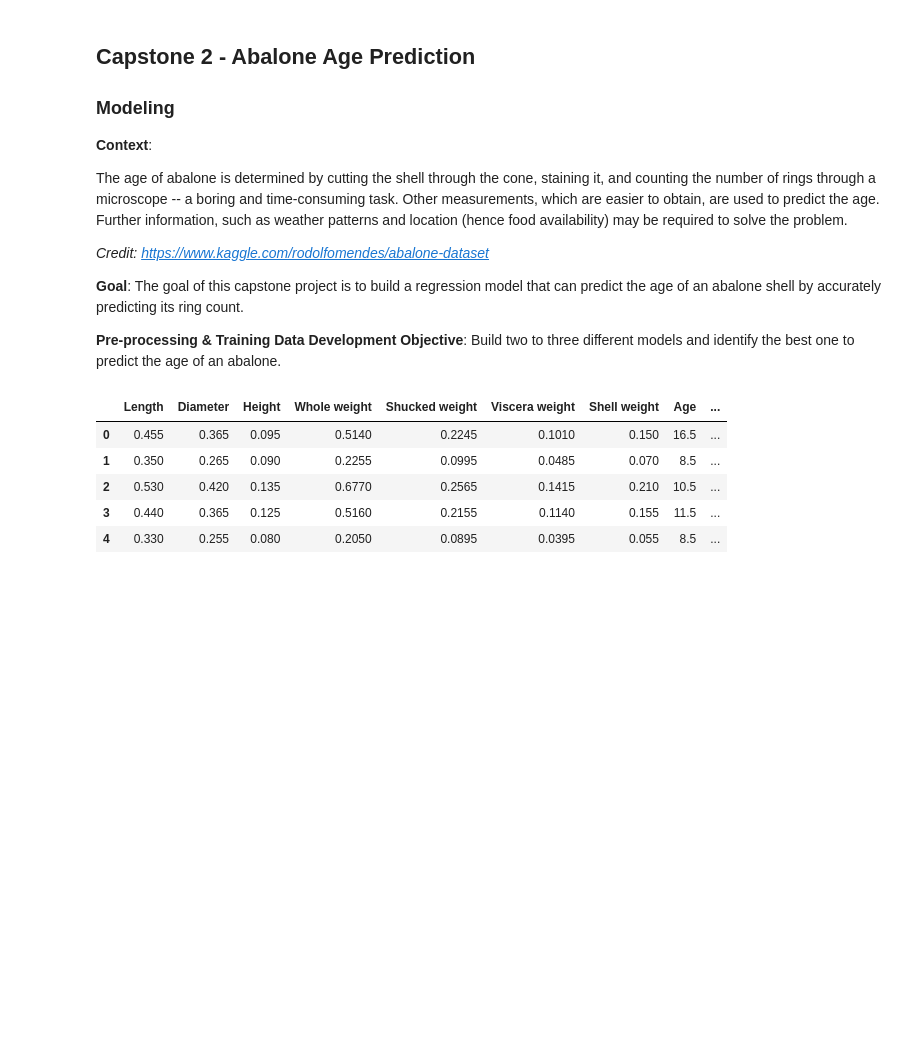
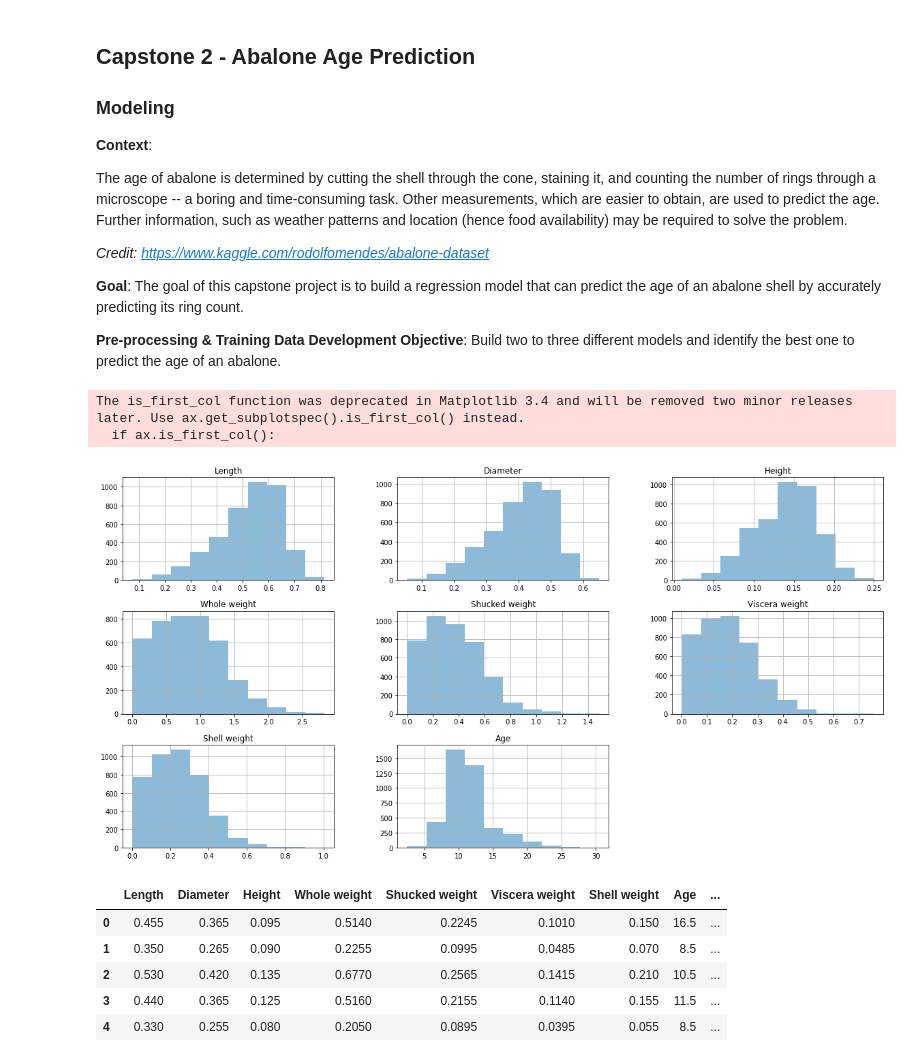
Before and after one commit to joycorrine/springboard, a Jupyter notebook: 2-CapstoneAbalone/Notebooks/Cap2ModelingAbalone.ipynb, the cells around one changed output. Drawn from its saved outputs; the diff is of its cells as text; code cells hidden in the pictures; blank space fills up the shorter version.

Commit message:
added modeling notebook

```diff
--- a/2-CapstoneAbalone/Notebooks/Cap2ModelingAbalone.ipynb
+++ b/2-CapstoneAbalone/Notebooks/Cap2ModelingAbalone.ipynb
@@ -40,7 +40,15 @@ from sklearn.impute import SimpleImputer
 from sklearn.feature_selection import SelectKBest, f_regression
 # %%
 #Import abalone dataset
-abalone_data = pd.read_csv('')
+abalone_data = pd.read_csv('/Users/joyopsvig/github/springboard/2-CapstoneAbalone/Notebooks/abaloneEDA_cleaned.csv')
+# %%
+#Plot histograms to view distribution of data
+abalone_data.hist(alpha=0.5, figsize=(20, 10))
+plt.show()
+# %% [output]
+The is_first_col function was deprecated in Matplotlib 3.4 and will be removed two minor releases later. Use ax.get_subplotspec().is_first_col() instead.
+  if ax.is_first_col():
+[figure, added]
 # %%
 #One hot encode the 'Sex' column since it is categorical
 one_hot = pd.get_dummies(abalone_data['Sex'])
```
Also changed, not shown: parts of 58 cells of this notebook, 3 other files.
